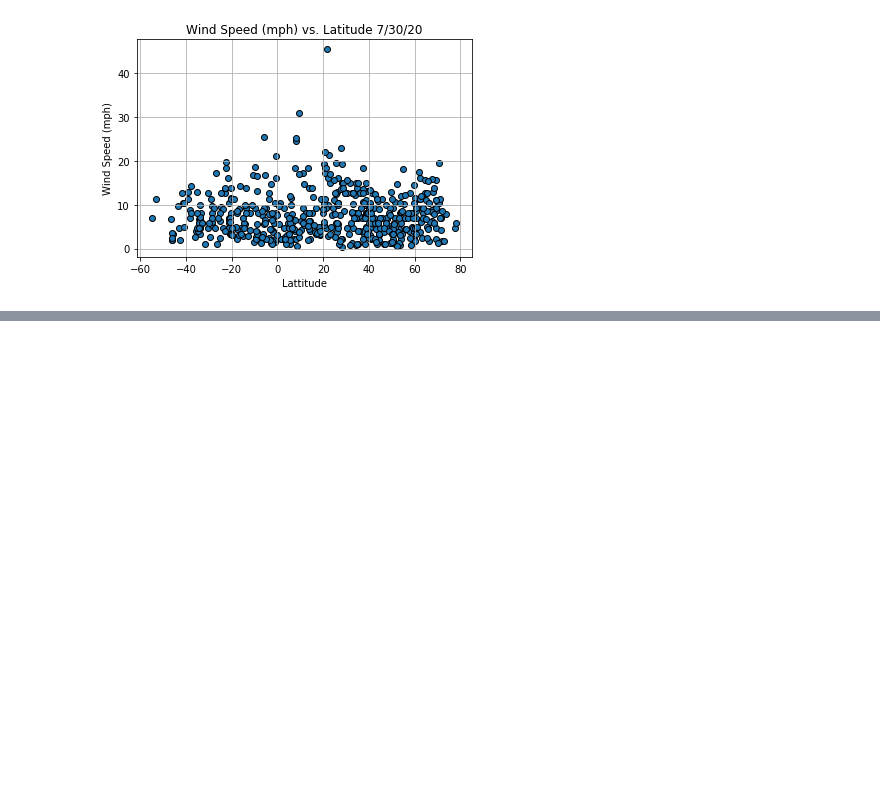
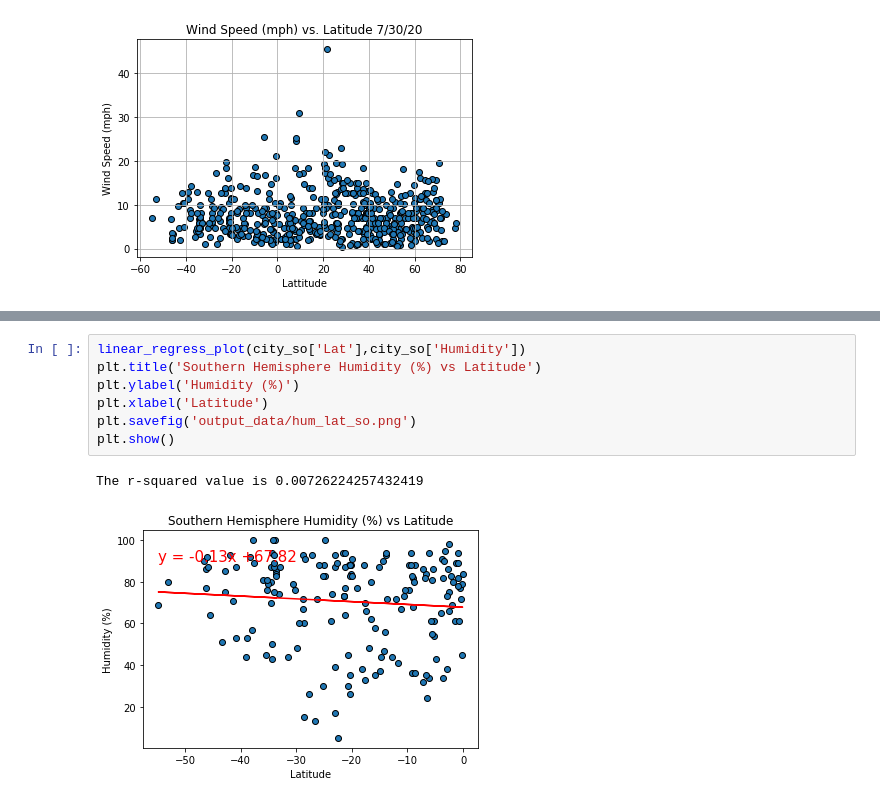
Before and after one commit to dborowski16/python-api-challenge, a Jupyter notebook: WeatherPy/WeatherPyFinal.ipynb, the cells around one changed output, grey strips where cells are left out. Cells and saved outputs as stored; diff of their text form; blank space fills up the shorter version.

```diff
--- a/WeatherPy/WeatherPyFinal.ipynb
+++ b/WeatherPy/WeatherPyFinal.ipynb
@@ -215,0 +254,10 @@ plt.show()
+# %%
+linear_regress_plot(city_so['Lat'],city_so['Humidity'])
+plt.title('Southern Hemisphere Humidity (%) vs Latitude')
+plt.ylabel('Humidity (%)')
+plt.xlabel('Latitude')
+plt.savefig('output_data/hum_lat_so.png')
+plt.show()
+# %% [output]
+The r-squared value is 0.00726224257432419
+[figure, added]
```
Also changed, not shown: parts of 10 cells of this notebook, 8 other files.
